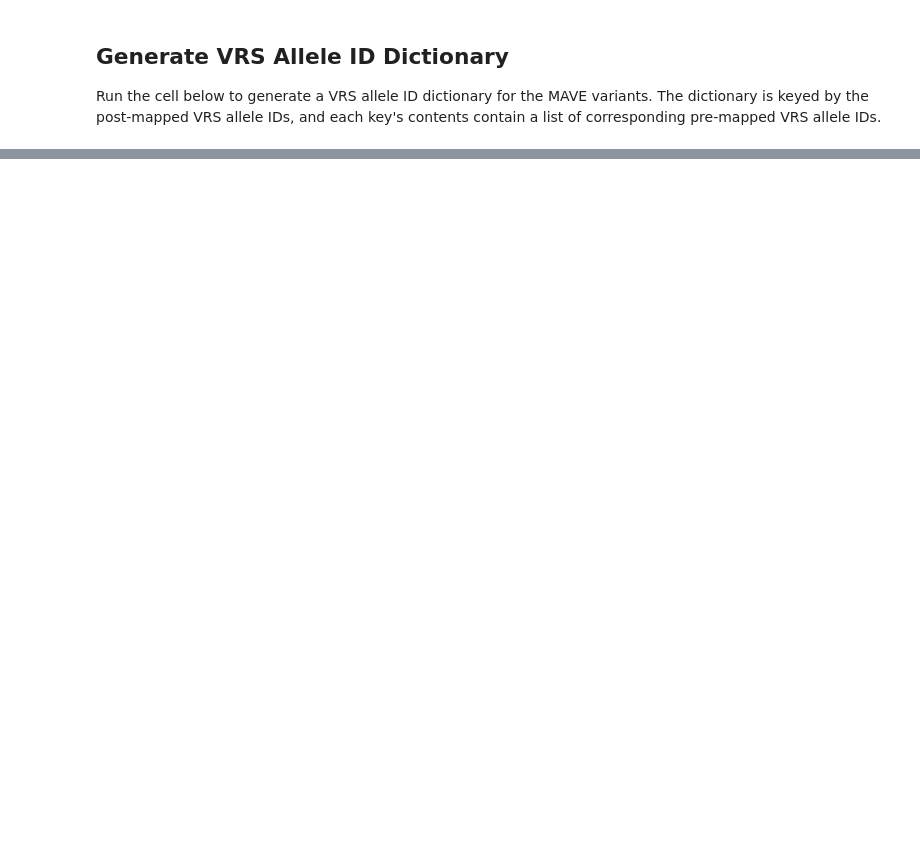
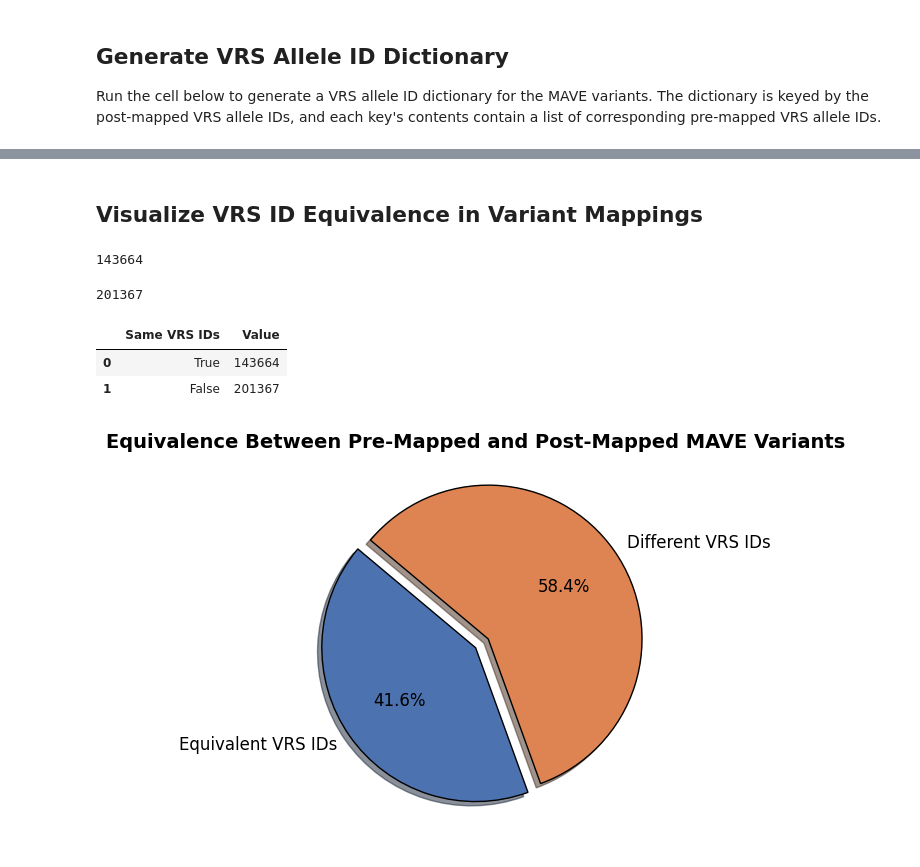
Before and after one commit to ave-dcd/dcd_mapping, a Jupyter notebook: notebooks/analysis/mapping_analysis.ipynb, the cells around one changed output, grey strips where cells are left out. Cells and saved outputs as stored; diff of their text form; code cells hidden in the pictures; blank space fills up the shorter version.

```diff
--- a/notebooks/analysis/mapping_analysis.ipynb
+++ b/notebooks/analysis/mapping_analysis.ipynb
@@ -205,0 +279,2 @@ f"There are {len(allele_list_dict)} pre-mapped MAVE variants in the dictionary.
+# %% [markdown]
+## Visualize VRS ID Equivalence in Variant Mappings
@@ -205,0 +290,12 @@ f"There are {len(allele_list_dict)} pre-mapped MAVE variants in the dictionary.
+# %%
+same_ids = 0
+for key in allele_list_dict:
+    if compare_allles(key, allele_list_dict[key]):
+        same_ids += 1
+same_ids
+# %% [output]
+143664
+# %%
+len(allele_list_dict) - same_ids
+# %% [output]
+201367
@@ -205,0 +306,40 @@ f"There are {len(allele_list_dict)} pre-mapped MAVE variants in the dictionary.
+# %%
+compare_allles_df
+# %% [output]
+|  | Same VRS IDs | Value |
+| 0 | True | 143664 |
+| 1 | False | 201367 |
+# %%
+import matplotlib.pyplot as plt
+
+labels = "Equivalent VRS IDs", "Dif$ VRS IDs"
+sizes = [143664, 201367]
+colors = ["#4c72b0", "#dd8452"]
+
+fig, ax = plt.subplots(figsize=(6, 6))
+# Create pie chart with improvements
+wedges, texts, autotexts = ax.pie(
+    sizes,
+    labels=labels,
+    autopct="%1.1f%%",
+    colors=colors,
+    startangle=140,  # Adjust for better visibility
+    explode=(0, 0.1),  # Emphasize the "Remapped VRS ID" slice
+    shadow=True,  # Adds depth
+    wedgeprops={"edgecolor": "black"}  # Outline for clarity
+)
+
+# Improve text readability
+for text in texts + autotexts:
+    text.set_fontsize(12)  # Increase font size
+
+# Set title
+ax.set_title("Equivalence Between Pre-Mapped and Post-Mapped MAVE Variants", fontsize=14, fontweight="bold")
+
+# Adjust layout
+plt.tight_layout()
+
+# Show plot
+plt.show()
+# %% [output]
+[figure, added]
```
Also changed, not shown: parts of 16 cells of this notebook, 2 other files.
